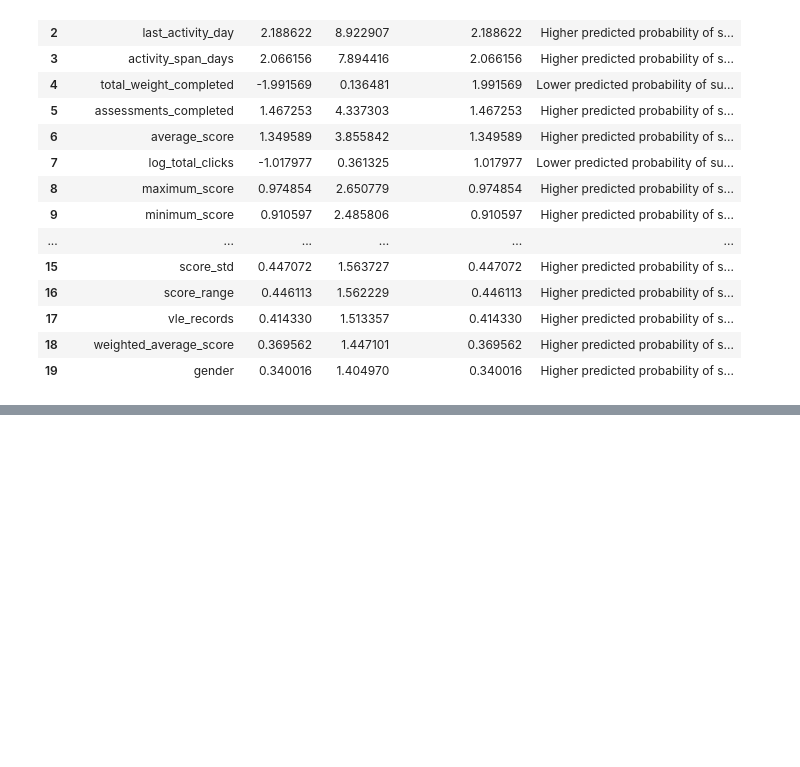
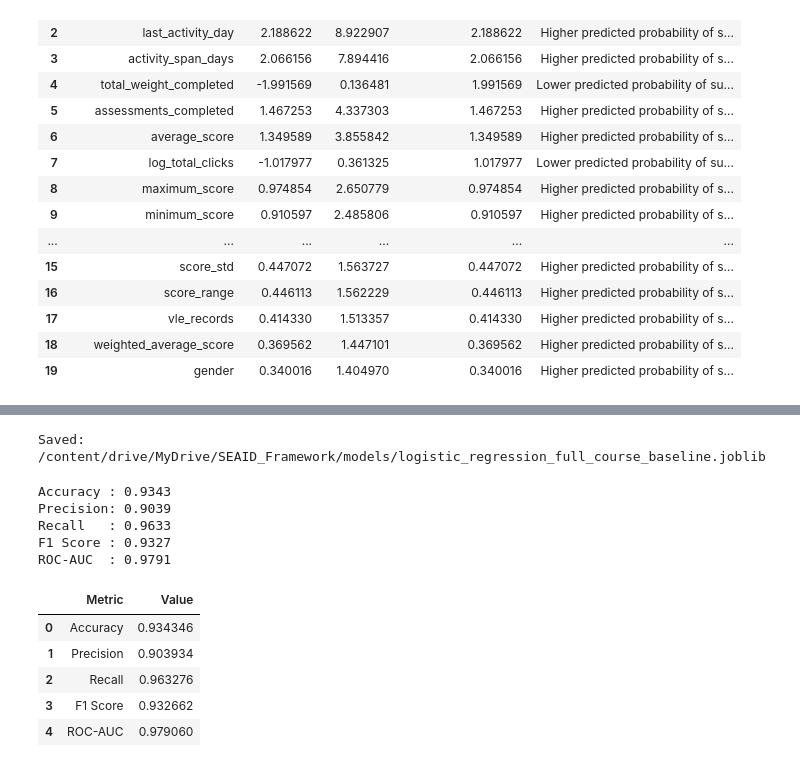
Before and after one commit to maverick8675309/seaid-framework, a Jupyter notebook: Notebooks/03_Logistic_Regression_Full_Course_Baseline.ipynb, the cells around one changed output, grey strips where cells are left out. Drawn from its saved outputs; the diff is of its cells as text; code cells hidden in the pictures; blank space fills up the shorter version.

```diff
--- a/Notebooks/03_Logistic_Regression_Full_Course_Baseline.ipynb
+++ b/Notebooks/03_Logistic_Regression_Full_Course_Baseline.ipynb
@@ -599,0 +616,78 @@ coefficients.head(20)
+# %%
+MODEL_PATH = (
+    MODELS_DIR /
+    "logistic_regression_full_course_baseline.joblib"
+)
+
+joblib.dump(
+    logistic_pipeline,
+    MODEL_PATH
+)
+
+print("Saved:")
+print(MODEL_PATH)
+# %% [output]
+Saved:
+/content/drive/MyDrive/SEAID_Framework/models/logistic_regression_full_course_baseline.joblib
+# %%
+from sklearn.metrics import (
+    accuracy_score,
+    precision_score,
+    recall_score,
+    f1_score,
+    roc_auc_score
+)
+
+accuracy = accuracy_score(y_test, y_pred)
+precision = precision_score(y_test, y_pred)
+recall = recall_score(y_test, y_pred)
+f1 = f1_score(y_test, y_pred)
+roc_auc = roc_auc_score(y_test, y_probability)
+
+print(f"Accuracy : {accuracy:.4f}")
+print(f"Precision: {precision:.4f}")
+print(f"Recall   : {recall:.4f}")
+print(f"F1 Score : {f1:.4f}")
+print(f"ROC-AUC  : {roc_auc:.4f}")
+# %% [output]
+Accuracy : 0.9343
+Precision: 0.9039
+Recall   : 0.9633
+F1 Score : 0.9327
+ROC-AUC  : 0.9791
+# %%
+metrics_df = pd.DataFrame({
+    "Metric": [
+        "Accuracy",
+        "Precision",
+        "Recall",
+        "F1 Score",
+        "ROC-AUC"
+    ],
+    "Value": [
+        accuracy,
+        precision,
+        recall,
+        f1,
+        roc_auc
+    ]
+})
+
+METRICS_PATH = (
+    PROCESSED_DATA_DIR /
+    "logistic_regression_full_course_test_metrics.csv"
+)
+
+metrics_df.to_csv(
+    METRICS_PATH,
+    index=False
+)
+
+metrics_df
+# %% [output]
+|  | Metric | Value |
+| 0 | Accuracy | 0.934346 |
+| 1 | Precision | 0.903934 |
+| 2 | Recall | 0.963276 |
+| 3 | F1 Score | 0.932662 |
+| 4 | ROC-AUC | 0.979060 |
```
Also changed, not shown: parts of 3 cells of this notebook.
